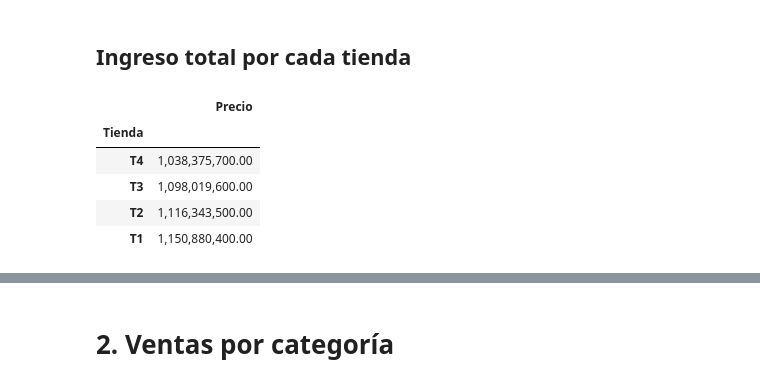
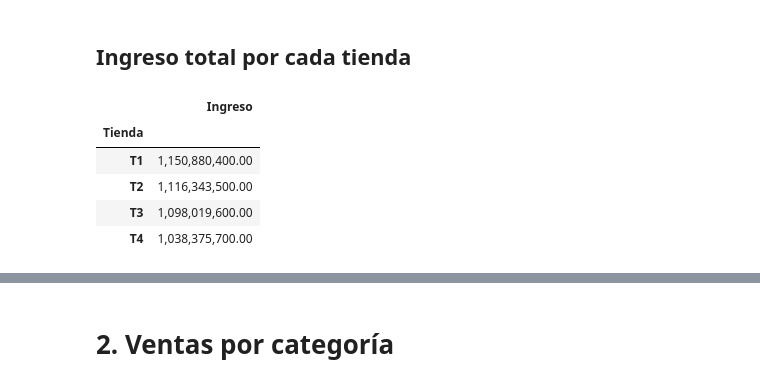
Before and after one commit to EddersonPR/challenge-alura-store, a Jupyter notebook: AluraStoreLatam.ipynb, the cells around one changed output, grey strips where cells are left out. Drawn from its saved outputs; the diff is of its cells as text; code cells hidden in the pictures.

```diff
--- a/AluraStoreLatam.ipynb
+++ b/AluraStoreLatam.ipynb
@@ -112,13 +114,20 @@ df.head()
 ## Ingreso total por cada tienda
 # %%
 # Cálcular el ingreso total por cada tienda
-df_ingresos =df.groupby('Tienda')[['Precio']].sum().sort_values('Precio')
+df_ingresos = (
+    df.groupby('Tienda')['Precio'].sum()
+    .reset_index(name="Ingreso")          # 1. Convierte 'Tienda' a columna y crea índice numérico (0, 1, 2...)
+    .sort_values(by='Ingreso', ascending=False)
+    .set_index('Tienda')                  # 2. Establece 'Tienda' como índice y elimina el numérico
+)
+
+# Ahora, la visualización de la tabla será limpia por defecto
 pd.options.display.float_format = '{:,.2f}'.format
 display(df_ingresos)
 # %% [output]
-|  | Precio |
+|  | Ingreso |
 | Tienda |  |
+| T1 | 1,150,880,400.00 |
+| T2 | 1,116,343,500.00 |
+| T3 | 1,098,019,600.00 |
 | T4 | 1,038,375,700.00 |
-| T3 | 1,098,019,600.00 |
-| T2 | 1,116,343,500.00 |
-| T1 | 1,150,880,400.00 |
```
Also changed, not shown: parts of 28 cells of this notebook.
